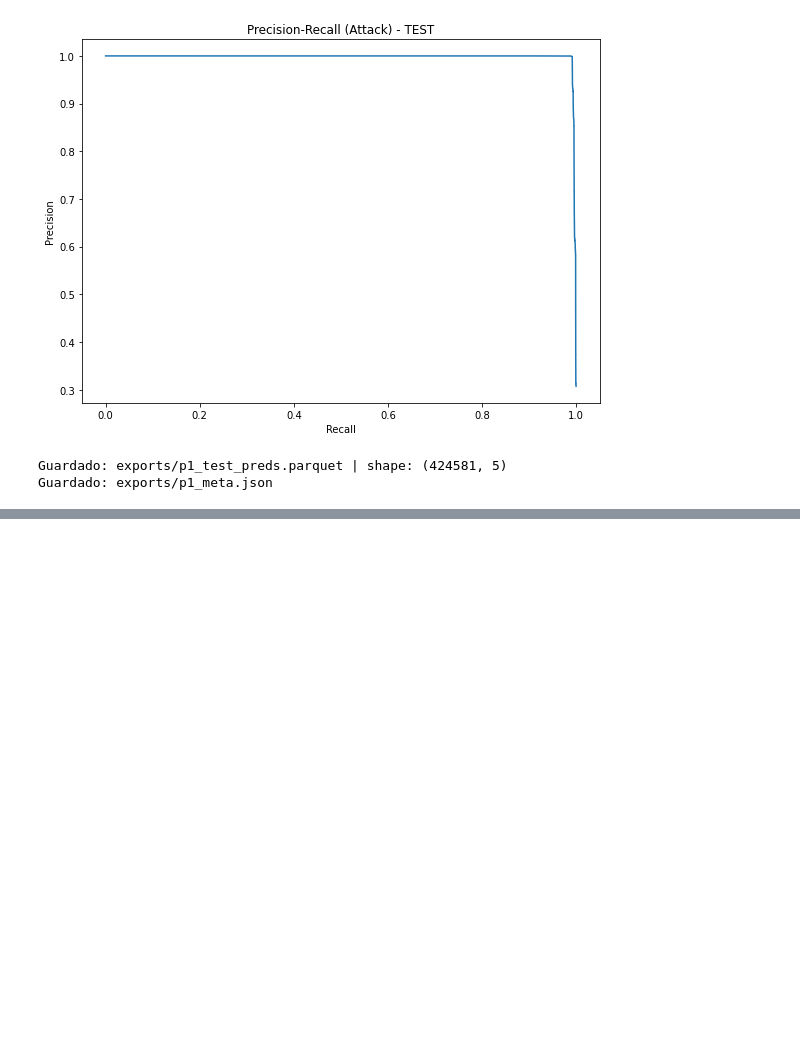
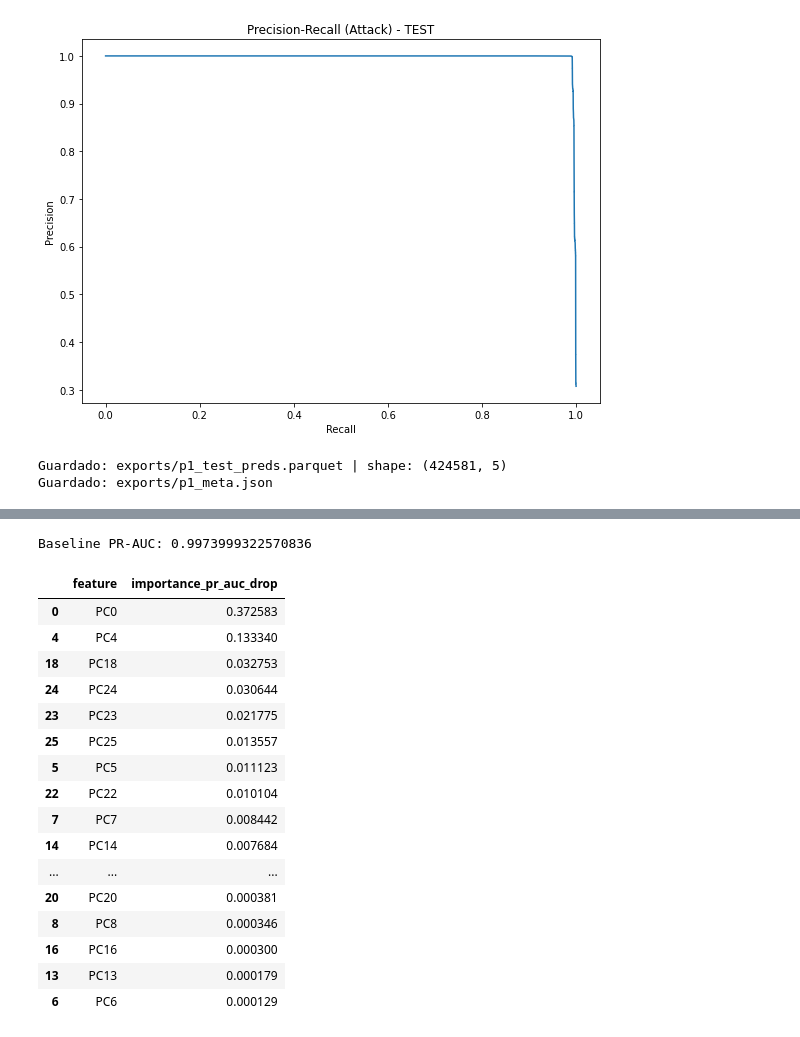
Before and after one commit to DaniSabbagh97/Hybrid_IDS_DeepLearning_TFM, a Jupyter notebook: pipeline1_pca_mlp.ipynb, the cells around one changed output, grey strips where cells are left out. Drawn from its saved outputs; the diff is of its cells as text; code cells hidden in the pictures; blank space fills up the shorter version.

Commit message:
Interpretabilidad FPFN & PermutationImportance

```diff
--- a/pipeline1_pca_mlp.ipynb
+++ b/pipeline1_pca_mlp.ipynb
@@ -338,0 +342,78 @@ Guardado: exports/p1_meta.json
+# %%
+from sklearn.metrics import average_precision_score
+import pandas as pd
+import numpy as np
+
+def permutation_importance_pca(
+    model, X_test, y_true, metric_fn, n_repeats=1, batch_size=2048
+):
+    baseline_proba = []
+    model.eval()
+    with torch.no_grad():
+        for i in range(0, len(X_test), batch_size):
+            xb = torch.tensor(X_test[i:i+batch_size], dtype=torch.float32)
+            logits = model(xb)
+            probs = torch.softmax(logits, dim=1)[:, 1].cpu().numpy()
+            baseline_proba.append(probs)
+    baseline_proba = np.concatenate(baseline_proba)
+    baseline_score = metric_fn(y_true, baseline_proba)
+
+    importances = []
+
+    for j in range(X_test.shape[1]):
+        scores = []
+        for _ in range(n_repeats):
+            X_perm = X_test.copy()
+            np.random.shuffle(X_perm[:, j])
+
+            perm_proba = []
+            with torch.no_grad():
+                for i in range(0, len(X_perm), batch_size):
+                    xb = torch.tensor(X_perm[i:i+batch_size], dtype=torch.float32)
+                    logits = model(xb)
+                    probs = torch.softmax(logits, dim=1)[:, 1].cpu().numpy()
+                    perm_proba.append(probs)
+            perm_proba = np.concatenate(perm_proba)
+            score = metric_fn(y_true, perm_proba)
+            scores.append(baseline_score - score)
+
+        importances.append(np.mean(scores))
+
+    return np.array(importances), baseline_score
+
+
+# === Ejecutar permutation importance ===
+pi_scores, base_pr_auc = permutation_importance_pca(
+    model=model,
+    X_test=X_test,
+    y_true=y_true,
+    metric_fn=average_precision_score,
+    n_repeats=1
+)
+
+pi_df = pd.DataFrame({
+    "feature": [f"PC{i}" for i in range(len(pi_scores))],
+    "importance_pr_auc_drop": pi_scores
+}).sort_values("importance_pr_auc_drop", ascending=False)
+
+print("Baseline PR-AUC:", base_pr_auc)
+pi_df.head(20)
+# %% [output]
+Baseline PR-AUC: 0.9973999322570836
+|  | feature | importance_pr_auc_drop |
+| 0 | PC0 | 0.372583 |
+| 4 | PC4 | 0.133340 |
+| 18 | PC18 | 0.032753 |
+| 24 | PC24 | 0.030644 |
+| 23 | PC23 | 0.021775 |
+| 25 | PC25 | 0.013557 |
+| 5 | PC5 | 0.011123 |
+| 22 | PC22 | 0.010104 |
+| 7 | PC7 | 0.008442 |
+| 14 | PC14 | 0.007684 |
+| ... | ... | ... |
+| 20 | PC20 | 0.000381 |
+| 8 | PC8 | 0.000346 |
+| 16 | PC16 | 0.000300 |
+| 13 | PC13 | 0.000179 |
+| 6 | PC6 | 0.000129 |
```
Also changed, not shown: parts of 3 cells of this notebook, 3 other files.
